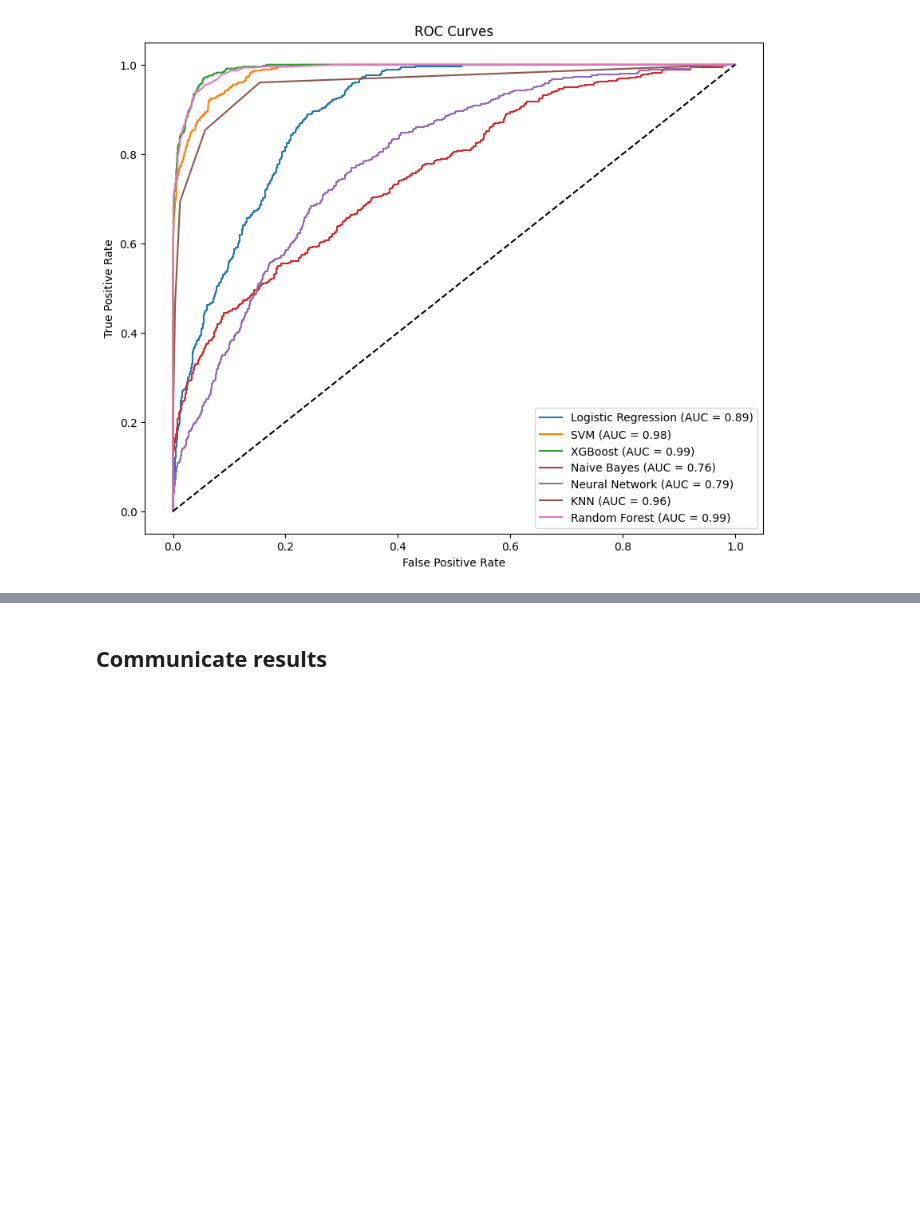
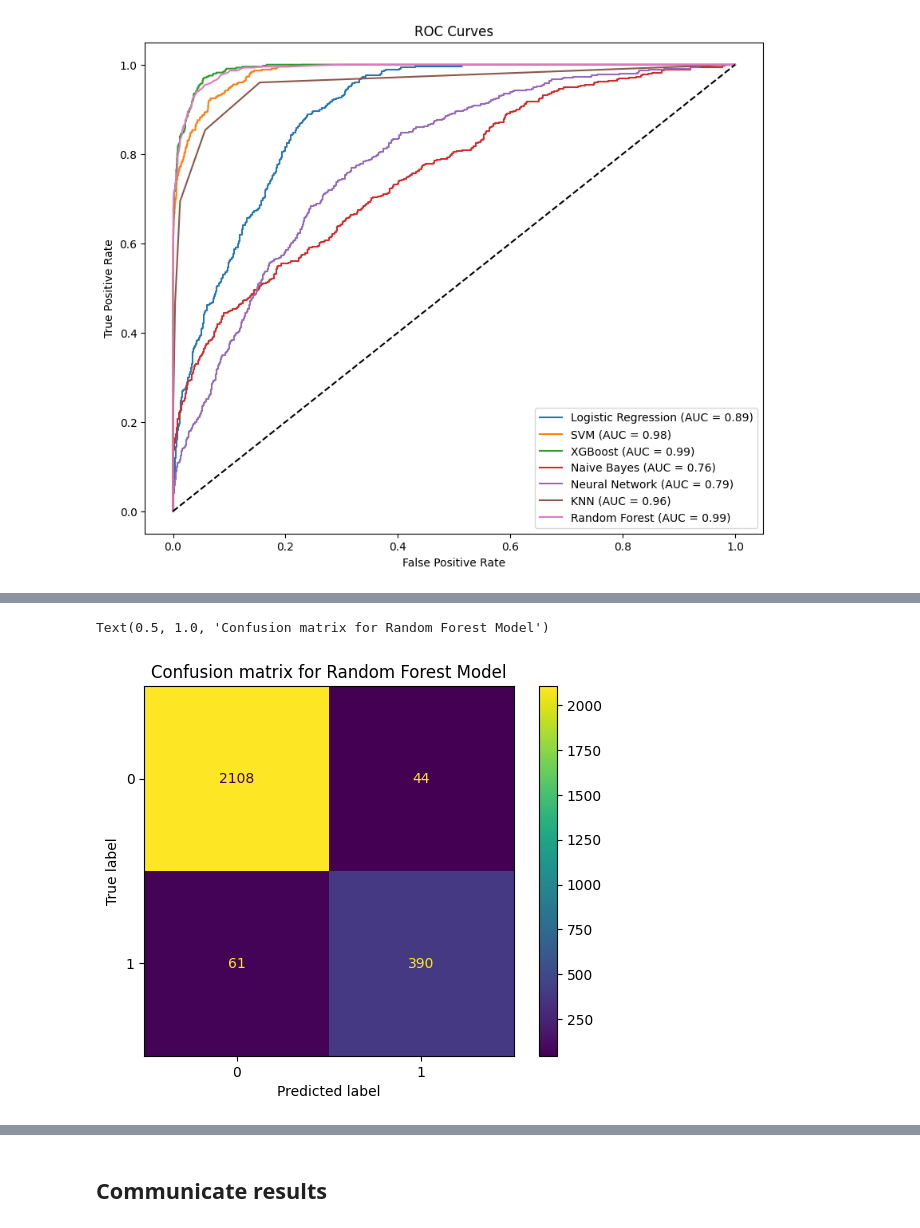
Before and after one commit to KomlaRD/predicting_stunting_machine_learning, a Jupyter notebook: stunting_ml.ipynb, the cells around one changed output, grey strips where cells are left out. Drawn from its saved outputs; the diff is of its cells as text; code cells hidden in the pictures; blank space fills up the shorter version.

```diff
--- a/stunting_ml.ipynb
+++ b/stunting_ml.ipynb
@@ -196,5 +209,9 @@ print(classification_report(y, y_xgboost))
 # %%
-cm_rf = confusion_matrix(y, y_rf)
+cm_rf = confusion_matrix(y_test, y_rf)
 disp = ConfusionMatrixDisplay(confusion_matrix=cm_rf)
 disp.plot()
+plt.title("Confusion matrix for Random Forest Model")
+# %% [output]
+Text(0.5, 1.0, 'Confusion matrix for Random Forest Model')
+[figure, added]
 # %%
```
Also changed, not shown: parts of 4 cells of this notebook.
